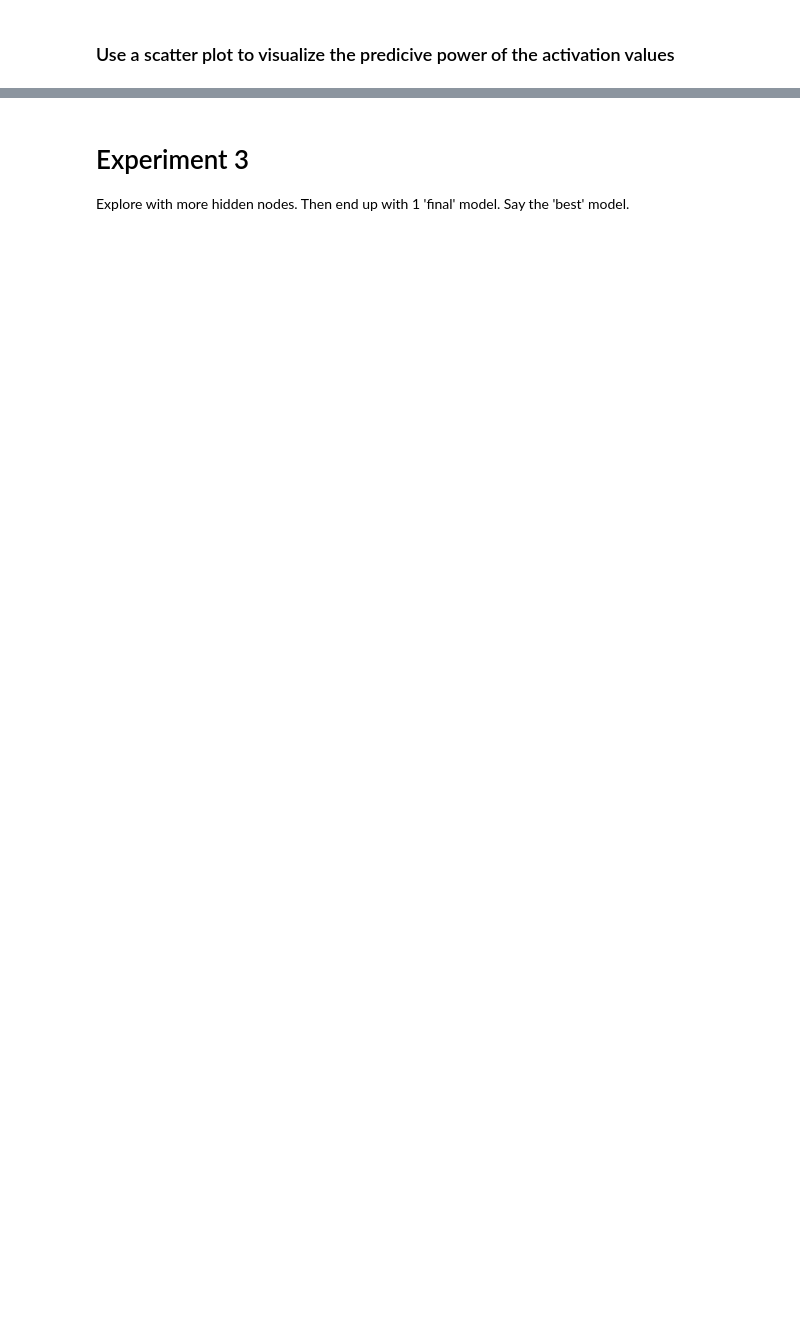
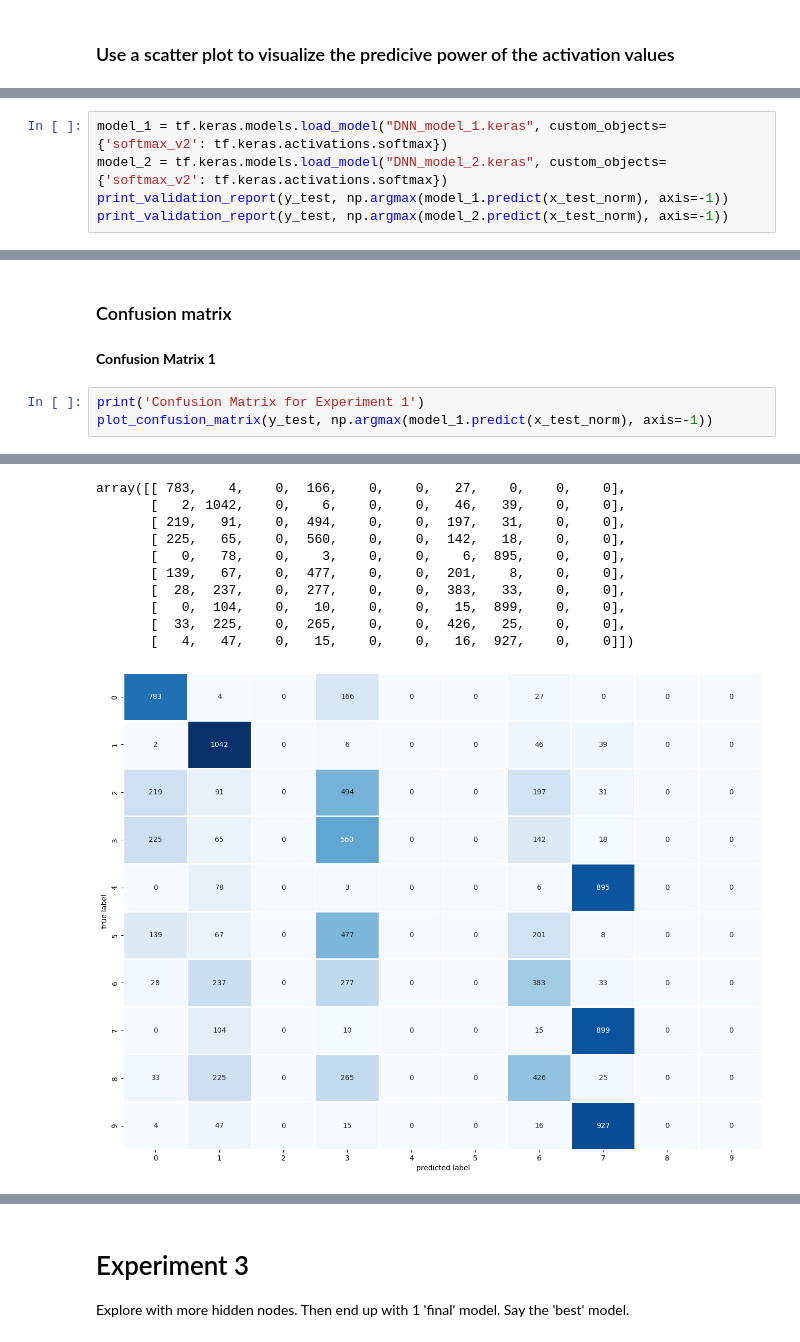
Before and after one commit to khangsilly21/notebook, a Jupyter notebook: MSDS458_Assignment_01/MSDS458_Assignment_01_20240922.ipynb, the cells around one changed output, grey strips where cells are left out. Drawn from its saved outputs; the diff is of its cells as text; blank space fills up the shorter version.

```diff
--- a/MSDS458_Assignment_01/MSDS458_Assignment_01_20240922.ipynb
+++ b/MSDS458_Assignment_01/MSDS458_Assignment_01_20240922.ipynb
@@ -530,0 +422,5 @@ plt.show()
+# %%
+model_1 = tf.keras.models.load_model("DNN_model_1.keras", custom_objects={'softmax_v2': tf.keras.activations.softmax})
+model_2 = tf.keras.models.load_model("DNN_model_2.keras", custom_objects={'softmax_v2': tf.keras.activations.softmax})
+print_validation_report(y_test, np.argmax(model_1.predict(x_test_norm), axis=-1))
+print_validation_report(y_test, np.argmax(model_2.predict(x_test_norm), axis=-1))
@@ -530,0 +461,8 @@ plt.show()
+# %% [markdown]
+### Confusion matrix
+# %% [markdown]
+**Confusion Matrix 1**
+# %%
+print('Confusion Matrix for Experiment 1')
+plot_confusion_matrix(y_test, np.argmax(model_1.predict(x_test_norm), axis=-1))
+# %% [output]
@@ -530,0 +471,11 @@ plt.show()
+array([[ 783,    4,    0,  166,    0,    0,   27,    0,    0,    0],
+       [   2, 1042,    0,    6,    0,    0,   46,   39,    0,    0],
+       [ 219,   91,    0,  494,    0,    0,  197,   31,    0,    0],
+       [ 225,   65,    0,  560,    0,    0,  142,   18,    0,    0],
+       [   0,   78,    0,    3,    0,    0,    6,  895,    0,    0],
+       [ 139,   67,    0,  477,    0,    0,  201,    8,    0,    0],
+       [  28,  237,    0,  277,    0,    0,  383,   33,    0,    0],
+       [   0,  104,    0,   10,    0,    0,   15,  899,    0,    0],
+       [  33,  225,    0,  265,    0,    0,  426,   25,    0,    0],
+       [   4,   47,    0,   15,    0,    0,   16,  927,    0,    0]])
+[figure, added]
```
Also changed, not shown: parts of 64 cells of this notebook.
